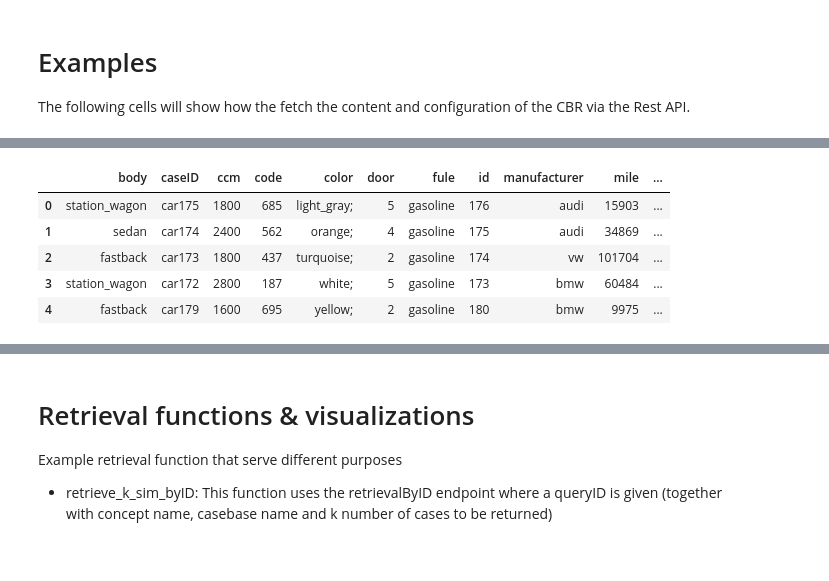
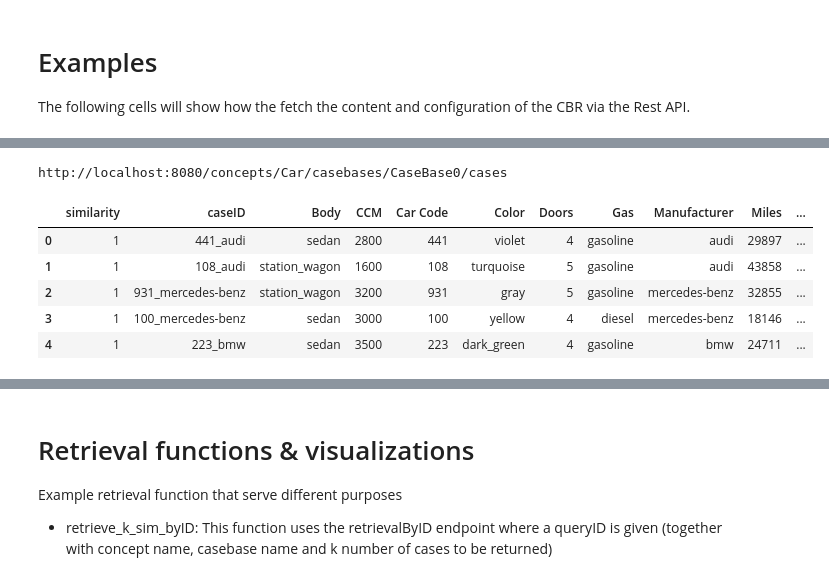
Before and after one commit to ntnu-ai-lab/mycbr-sample-python, a Jupyter notebook: QueryMyCBR.ipynb, the cells around one changed output, grey strips where cells are left out. Saved outputs shown, nothing was run; the diff lists cells and outputs as text; code cells hidden in the pictures.

```diff
--- a/QueryMyCBR.ipynb
+++ b/QueryMyCBR.ipynb
@@ -106,11 +105,12 @@ obj.getCaseBaseIDs() # returns the list of existing case bases
 # %%
-get_instances('car','main_casebase').head() # returns the contents of the case base
+get_instances('Car','CaseBase0').head() # returns the contents of the case base
 # %% [output]
+http://localhost:8080/concepts/Car/casebases/CaseBase0/cases
-|  | body | caseID | ccm | code | color | door | fule | id | manufacturer | mile | ... |
-| 0 | station_wagon | car175 | 1800 | 685 | light_gray; | 5 | gasoline | 176 | audi | 15903 | ... |
-| 1 | sedan | car174 | 2400 | 562 | orange; | 4 | gasoline | 175 | audi | 34869 | ... |
-| 2 | fastback | car173 | 1800 | 437 | turquoise; | 2 | gasoline | 174 | vw | 101704 | ... |
-| 3 | station_wagon | car172 | 2800 | 187 | white; | 5 | gasoline | 173 | bmw | 60484 | ... |
-| 4 | fastback | car179 | 1600 | 695 | yellow; | 2 | gasoline | 180 | bmw | 9975 | ... |
+|  | similarity | caseID | Body | CCM | Car Code | Color | Doors | Gas | Manufacturer | Miles | ... |
+| 0 | 1 | 441_audi | sedan | 2800 | 441 | violet | 4 | gasoline | audi | 29897 | ... |
+| 1 | 1 | 108_audi | station_wagon | 1600 | 108 | turquoise | 5 | gasoline | audi | 43858 | ... |
+| 2 | 1 | 931_mercedes-benz | station_wagon | 3200 | 931 | gray | 5 | gasoline | mercedes-benz | 32855 | ... |
+| 3 | 1 | 100_mercedes-benz | sedan | 3000 | 100 | yellow | 4 | diesel | mercedes-benz | 18146 | ... |
+| 4 | 1 | 223_bmw | sedan | 3500 | 223 | dark_green | 4 | gasoline | bmw | 24711 | ... |
 # %%
 plt.rcParams["figure.figsize"] = (12, 4)
```
Also changed, not shown: parts of 14 cells of this notebook, 6 other files.
